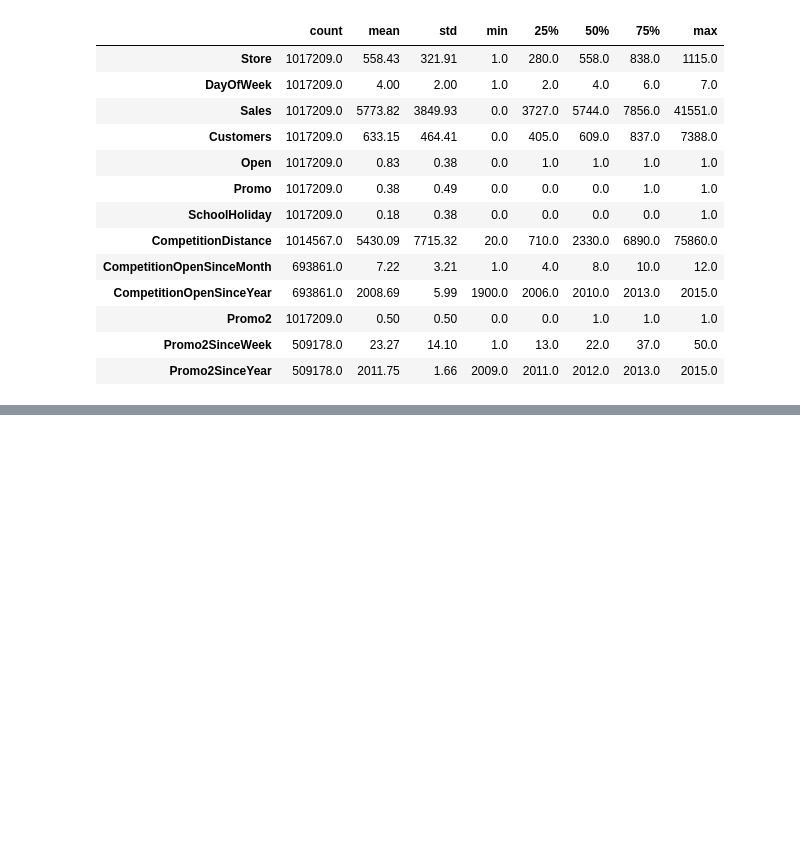
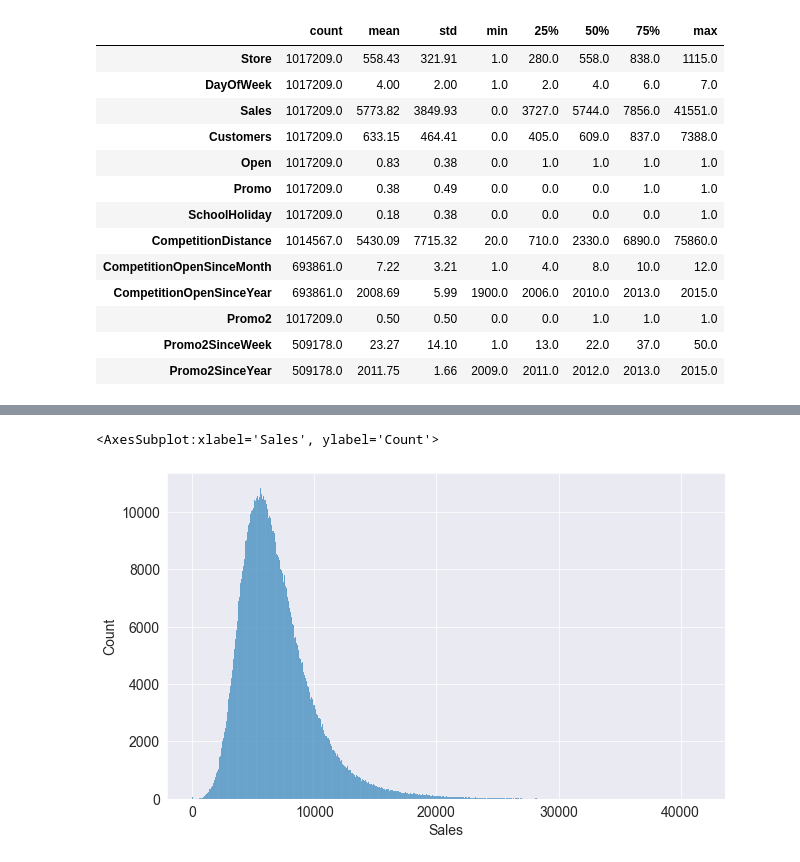
Before and after one commit to Harsh21S/rossmann-store-sales, a Jupyter notebook: notebook/Untitled.ipynb, the cells around one changed output, grey strips where cells are left out. Saved outputs shown, nothing was run; the diff lists cells and outputs as text; code cells hidden in the pictures; blank space fills up the shorter version.

```diff
--- a/notebook/Untitled.ipynb
+++ b/notebook/Untitled.ipynb
@@ -142,0 +183,7 @@ round(merged_df.describe().T,2)
+# %%
+merged_df= merged_df[merged_df.Open == 1].copy()
+# %%
+sns.histplot(data=merged_df, x='Sales')
+# %% [output]
+<AxesSubplot:xlabel='Sales', ylabel='Count'>
+[figure, added]
```
Also changed, not shown: parts of 54 cells of this notebook.
